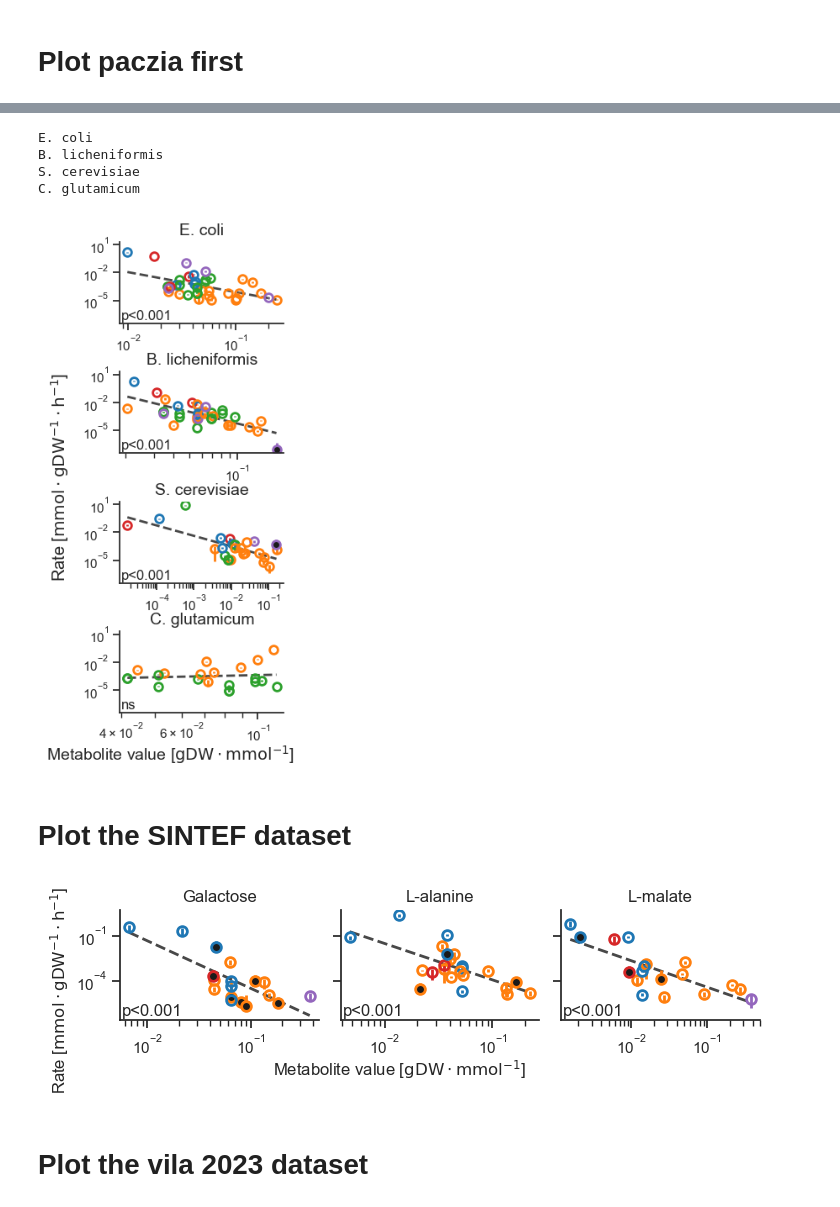
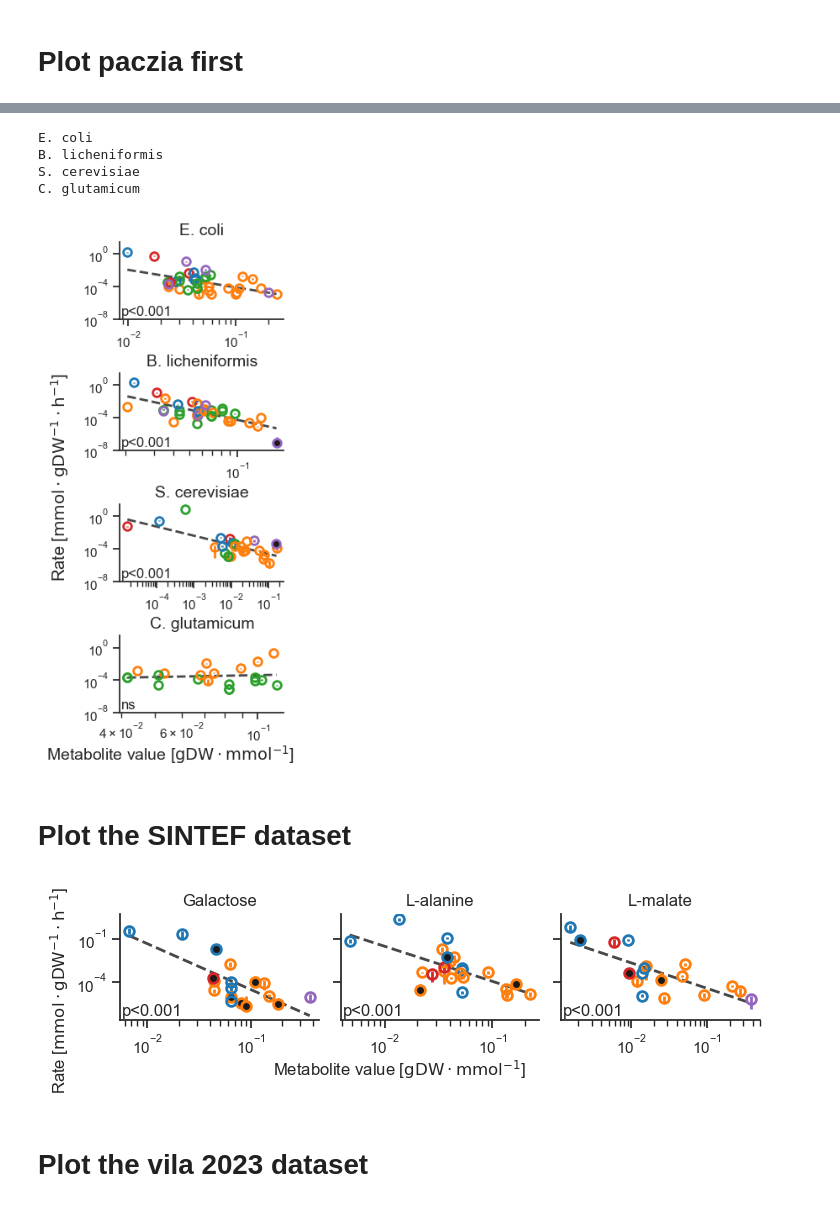
Before and after one commit to sulheim/metabolite-release, a Jupyter notebook: notebooks/1_release_rates/4_div/4C_make_figure_1.ipynb, the cells around one changed output, grey strips where cells are left out. Saved outputs shown, nothing was run; the diff lists cells and outputs as text; code cells hidden in the pictures.

```diff
--- a/notebooks/1_release_rates/4_div/4C_make_figure_1.ipynb
+++ b/notebooks/1_release_rates/4_div/4C_make_figure_1.ipynb
@@ -289,37 +293,38 @@ for i, species in enumerate(species_list):
     xarr, yarr, xarr10, yarr10 = linear_fit(slope, intercept, logx)
     axes[i].plot(xarr10, yarr10, ls = '--', c = 'k', lw = 2, zorder=-1, alpha = 0.8)
     # axes[i].annotate(fr'$\rho$ = {rvalue:.2f}', (0.65, 0.9), xycoords = 'axes fraction')
     # axes[i].annotate(fr'p-val = {pvalue:.0e}', (0.56, 0.8), xycoords = 'axes fraction')
     if pvalue < 0.001:
         pval_label = 'p<0.001'
     else:
         pval_label='ns'
     axes[i].annotate(pval_label, (0.01, 0.01), xycoords = 'axes fraction', va = 'bottom', ha = 'left')#, fontsize = 10)
     axes[i].set_yscale('log')
     axes[i].set_xscale('log')
+    axes[i].set_ylim([1e-8, 30])
     # axes[i].set_xlim(min(1e-2, xarr10.min()*0.8), max(xarr10.max()*1.2, 0.3))
     # sns.regplot(x = logx, y = logy, scatter = False, color = 'gray', ax = axes[i], line_kws={'ls':'--', 'lw': 2})#, truncate=False
 
 # axes[0].set_ylabel(r'$\rm{log}_{10}$(Rate [mmol/gDW/h])')
 fig.supylabel(r'Rate [$\rm{mmol \cdot gDW^{-1} \cdot h^{-1}}$]')
 # axes[3].set_ylim([1e-5, 1])
 
 
-# axes[1].set_xlim([0.015, 0.25])
-# axes[0].set_ylim(-6, 1.5)
+# axes[1].set_xlim([1e-2, 0])
+# axes[2].set_ylim(-8, 0)
 sns.despine()
 fig.supxlabel(r'Metabolite value [$\rm{gDW \cdot mmol^{-1}}$]', y = 0.01, size = 14)
 # plt.tight_layout()
-plt.subplots_adjust(wspace = 0.6, hspace = 0.6, left=0.3, right=0.95, top=0.9, bottom=0.1)
+plt.subplots_adjust(wspace = 0.6, hspace = 0.7, left=0.3, right=0.95, top=0.9, bottom=0.1)
 plt.savefig(figure_folder / '1_paczia_rates.pdf')
 # sns.scatterplot(data = df_no_cg_p, x = 'log10(Metabolite value [gDW/mmol])', y = 'log10(Rate [mmol/gDW/h])')
 # p = sns.relplot(data = df_no_cg_p, x = 'log10(Metabolite value [gDW/mmol])', y = 'log10(Rate [mmol/gDW/h])', col = 'Species', col_wrap=3, hue = 'Compound class', s = 100, facet_kws={'sharex': False, 'sharey': False})
 # %% [output]
 E. coli
 B. licheniformis
 S. cerevisiae
 C. glutamicum
-[figure, old version]
+[figure, new version]
 # %% [markdown]
 # Plot the SINTEF dataset
 # %%
@@ -372,13 +377,13 @@ sns.despine()
 fig.supxlabel(r'Metabolite value [$\rm{gDW \cdot mmol^{-1}}$]', y = 0.05, size = 12)
 # plt.tight_layout()
 # plt.subplots_adjust(hspace = 0.4, left=0.15, bottom=0.3)
-plt.subplots_adjust(wspace = 0.11, hspace = 0.3, left=0.15, right=0.95, top=0.9, bottom=0.35)
+plt.subplots_adjust(wspace = 0.11, hspace = 0.3, left=0.15, right=0.95, top=0.88, bottom=0.35)
 
 plt.savefig(figure_folder / '1_sintef rates.pdf')
 # sns.scatterplot(data = df_no_cg_p, x = 'log10(Metabolite value [gDW/mmol])', y = 'log10(Rate [mmol/gDW/h])')
 # p = sns.relplot(data = df_no_cg_p, x = 'log10(Metabolite value [gDW/mmol])', y = 'log10(Rate [mmol/gDW/h])', col = 'Species', col_wrap=3, hue = 'Compound class', s = 100, facet_kws={'sharex': False, 'sharey': False})
 # %% [output]
-[figure, old version]
+[figure, new version]
 # %% [markdown]
 # Plot the vila 2023 dataset
 # %%
```
Also changed, not shown: parts of 6 cells of this notebook, 9 other files.
